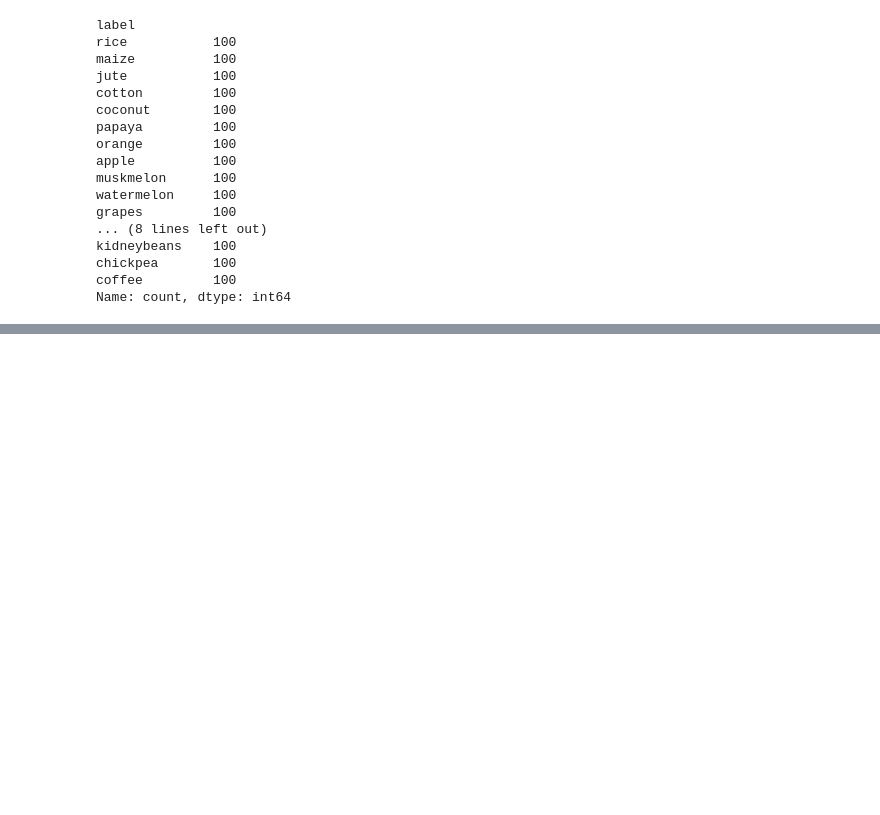
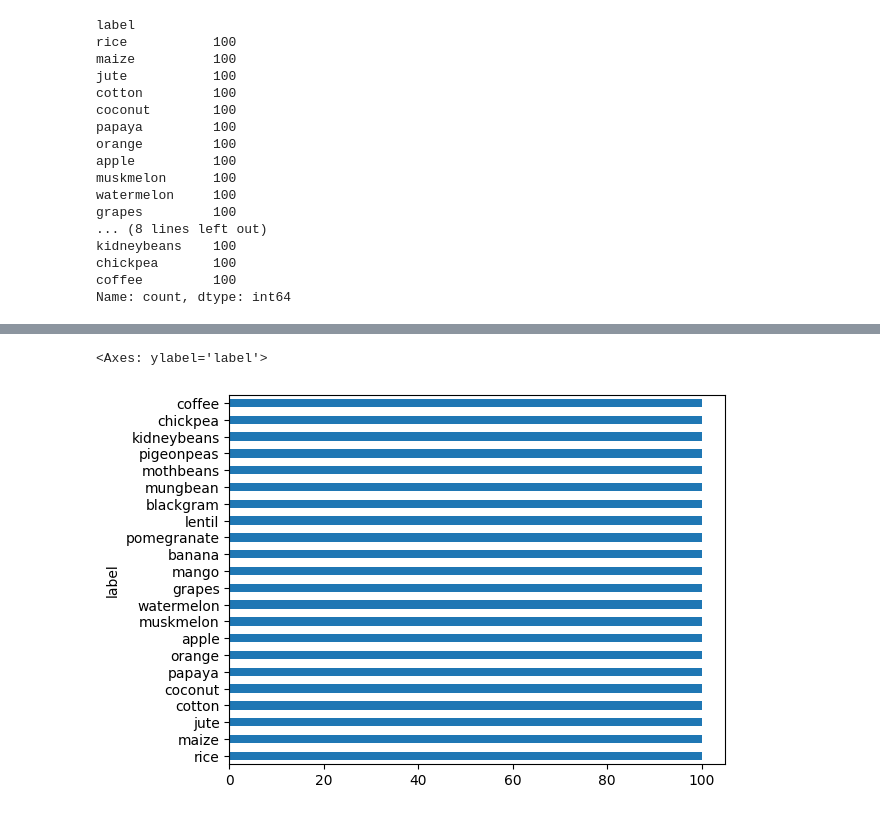
Before and after one commit to OmkarS25/Internship-Jan-Feb-2025, a Jupyter notebook: Week_1/Class_1.ipynb, the cells around one changed output, grey strips where cells are left out. Cells and saved outputs as stored; diff of their text form; code cells hidden in the pictures; blank space fills up the shorter version.

```diff
--- a/Week_1/Class_1.ipynb
+++ b/Week_1/Class_1.ipynb
@@ -183,0 +159,5 @@ Name: count, dtype: int64
+# %%
+crop['label'].value_counts().plot(kind='barh') # Plotting the count of each unique value in the column 'label'
+# %% [output]
+<Axes: ylabel='label'>
+[figure, added]
```
Also changed, not shown: parts of 15 cells of this notebook.
